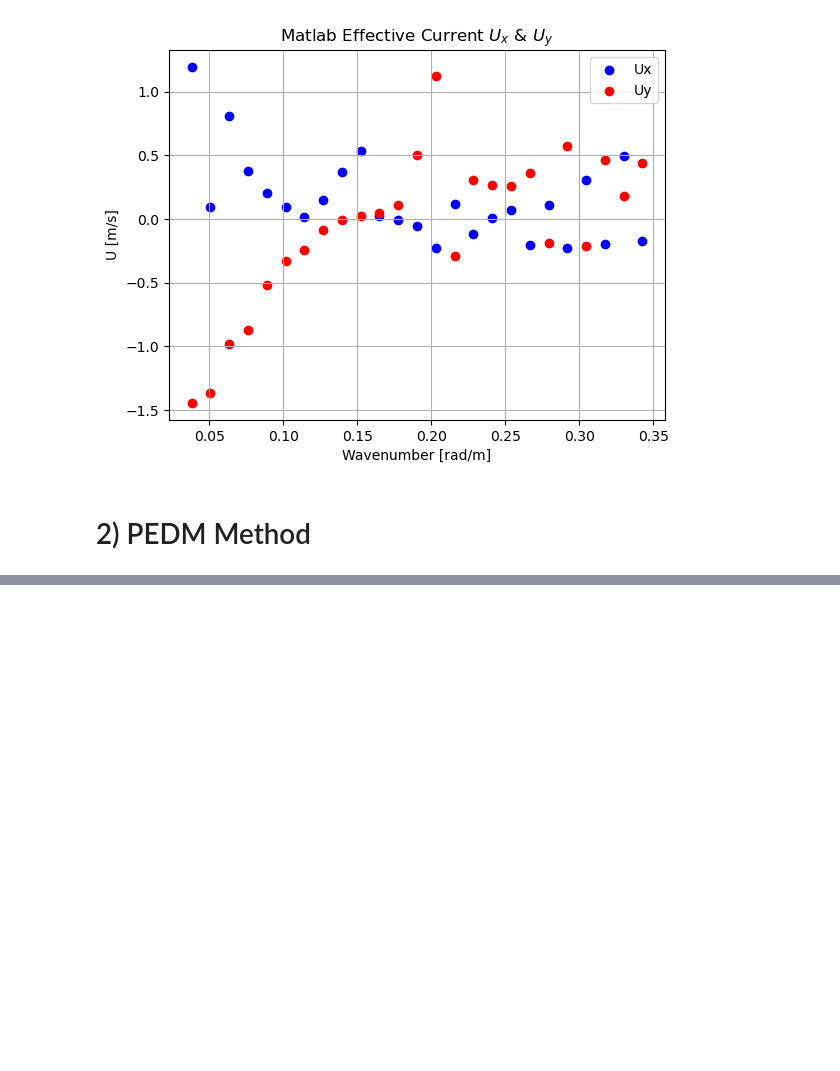
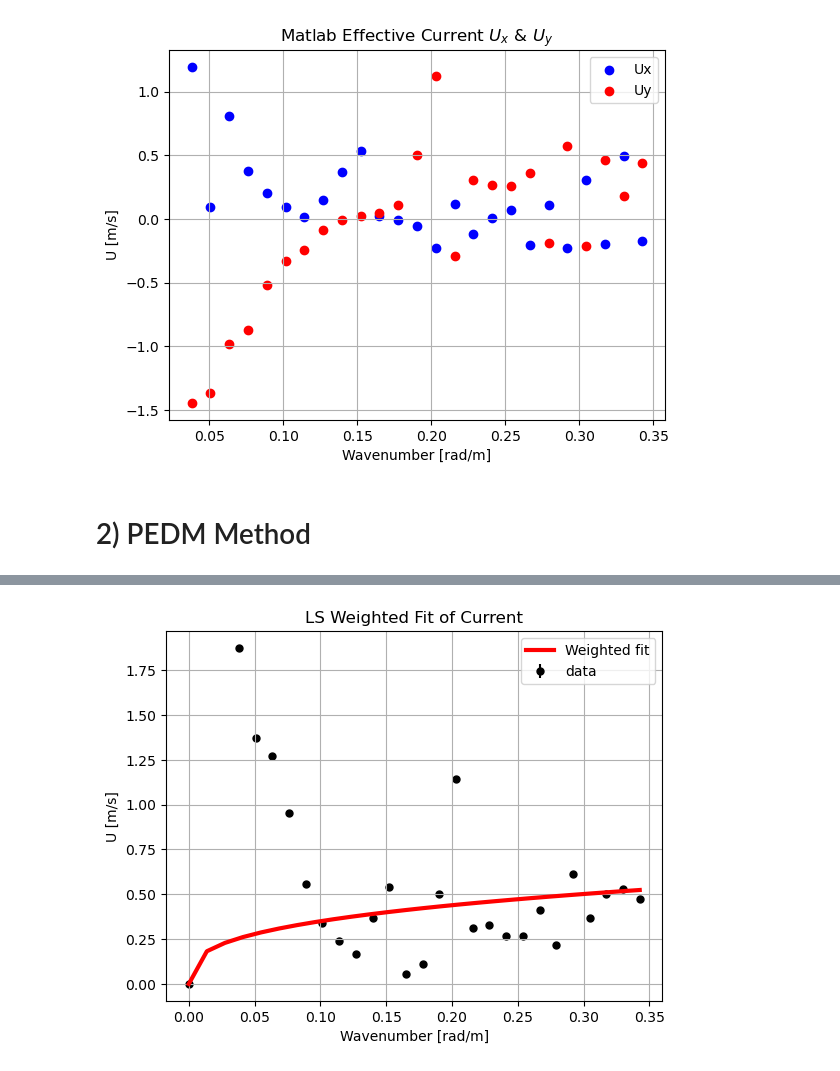
Before and after one commit to joeyanderson1/4th-Year-Thesis, a Jupyter notebook: NSP method on Shifted Square data.ipynb, the cells around one changed output, grey strips where cells are left out. Cells and saved outputs as stored; diff of their text form; code cells hidden in the pictures; blank space fills up the shorter version.

```diff
--- a/NSP method on Shifted Square data.ipynb
+++ b/NSP method on Shifted Square data.ipynb
@@ -706,0 +728,37 @@ plt.legend()
+# %%
+def fpow(x, a, b):
+    return a * x**b
+
+def custom_weights(x):
+    weights = np.ones_like(x)  # default weight for all points
+    weights[(0 < x) & (x <= 0.2)] = 0.2  # medium error for 0 < x <= 0.2
+    weights[x > 0.2] = 0.1  # low error for x > 0.15
+    weights[np.isclose(x, 0, atol=1e-8)] = 0.001  # very low error for x = 0
+    return weights
+
+# initial guess
+pars0 = (0.4, 0.4)
+
+# perform fitting with custom weights
+popt, pcov = curve_fit(fpow, filtered_x, filtered_y, absolute_sigma=True, p0=pars0, sigma=custom_weights(filtered_x), maxfev=5000)
+
+# parameters
+a_opt = popt[0]
+b_opt = popt[1]
+
+# plot data
+plt.errorbar(filtered_x, filtered_y, yerr=0, fmt =".", color='black', label ='data', zorder=1, markersize=10)
+
+# creating x interval to include in y fit
+x_interval = np.linspace(0, max(filtered_x), len(filtered_x))
+y_fit = fpow( x_interval , *popt)
+plt.plot( x_interval, y_fit, color = "red", label = "Weighted fit", zorder=2 , linewidth=3)
+
+plt.grid(True)
+plt.ylabel("U [m/s]")
+plt.xlabel("Wavenumber [rad/m]")
+plt.title("LS Weighted Fit of Current")
+plt.legend()
+plt.show()
+# %% [output]
+[figure, added]
```
Also changed, not shown: parts of 14 cells of this notebook.
